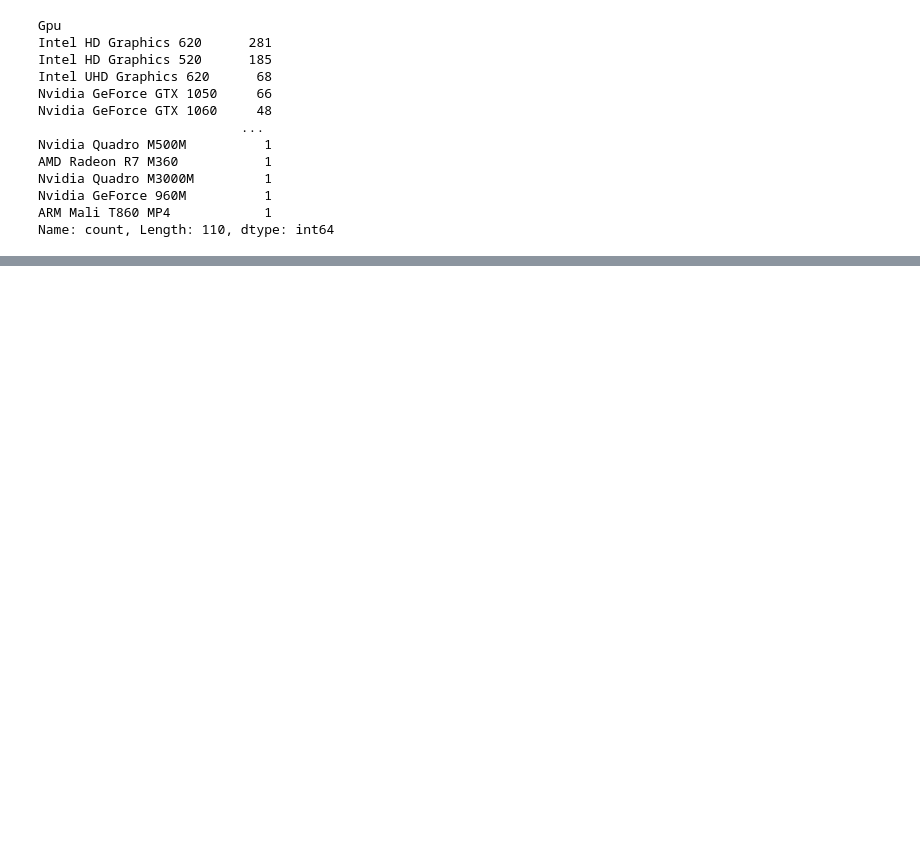
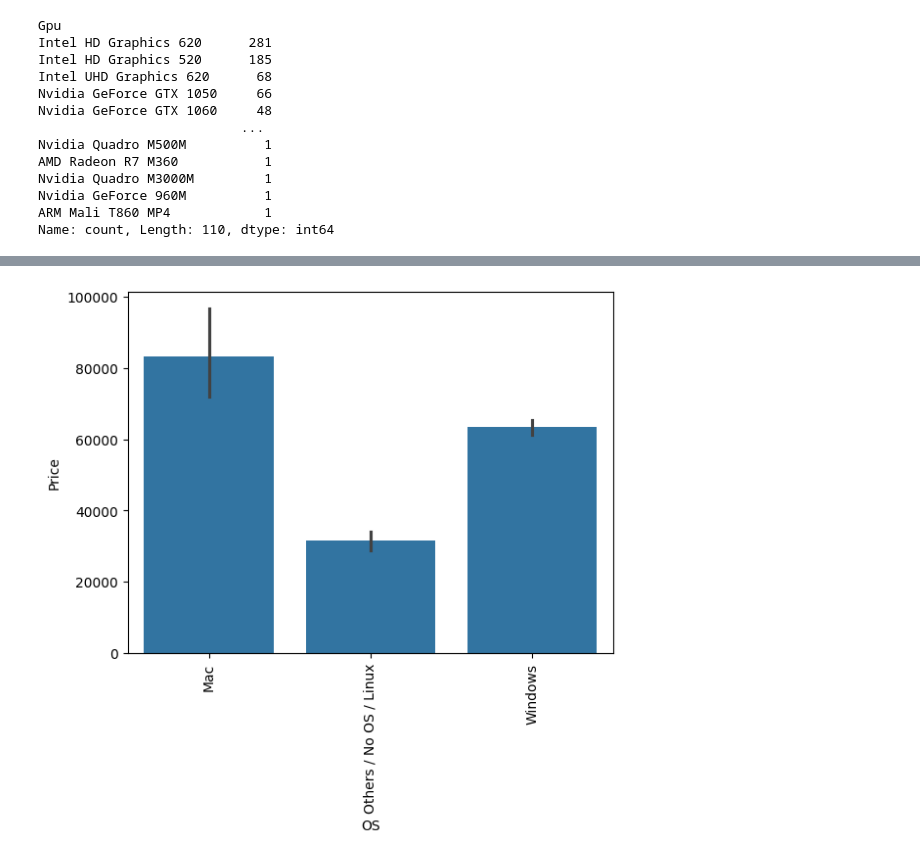
Before and after one commit to Siddhi-S-Thakur/ML---supervised_learning, a Jupyter notebook: LaptopPricePredictor.ipynb, the cells around one changed output, grey strips where cells are left out. Cells and saved outputs as stored; diff of their text form; code cells hidden in the pictures; blank space fills up the shorter version.

```diff
--- a/LaptopPricePredictor.ipynb
+++ b/LaptopPricePredictor.ipynb
@@ -439,0 +455,6 @@ df.drop(columns=['Gpu'], inplace = True)
+# %%
+sns.barplot(x = df['OS'], y =df['Price'])
+plt.xticks(rotation = 'vertical')
+plt.show()
+# %% [output]
+[figure, added]
```
Also changed, not shown: parts of 12 cells of this notebook.
